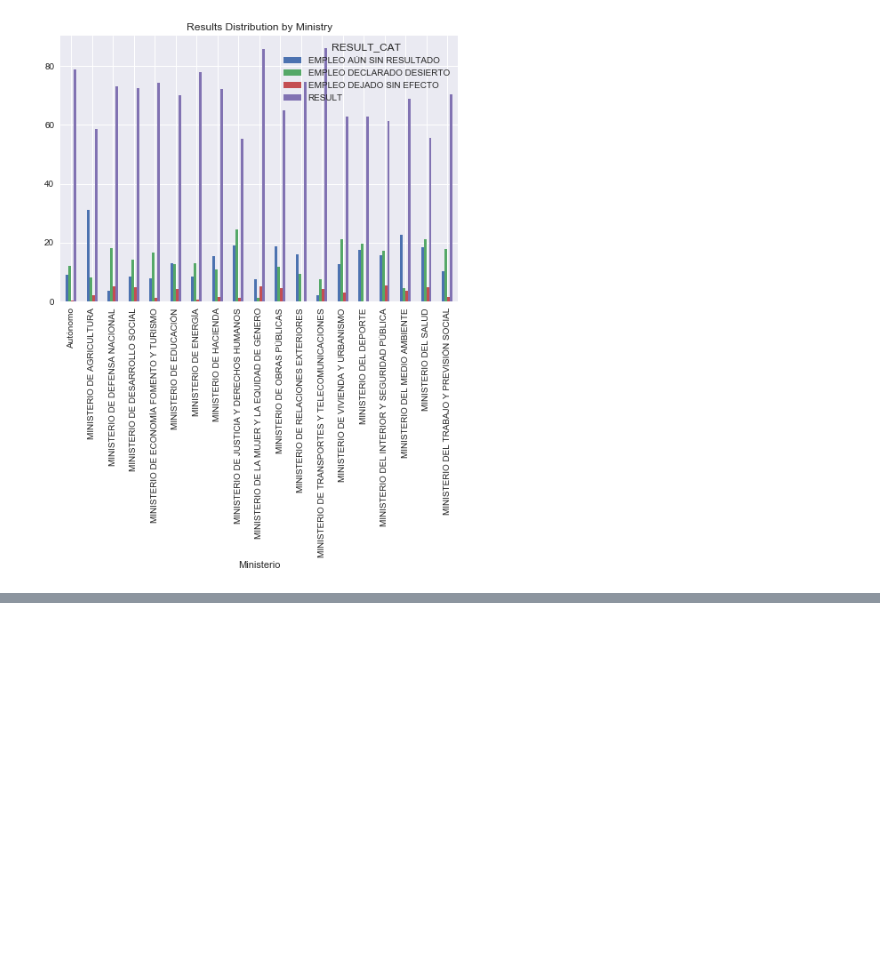
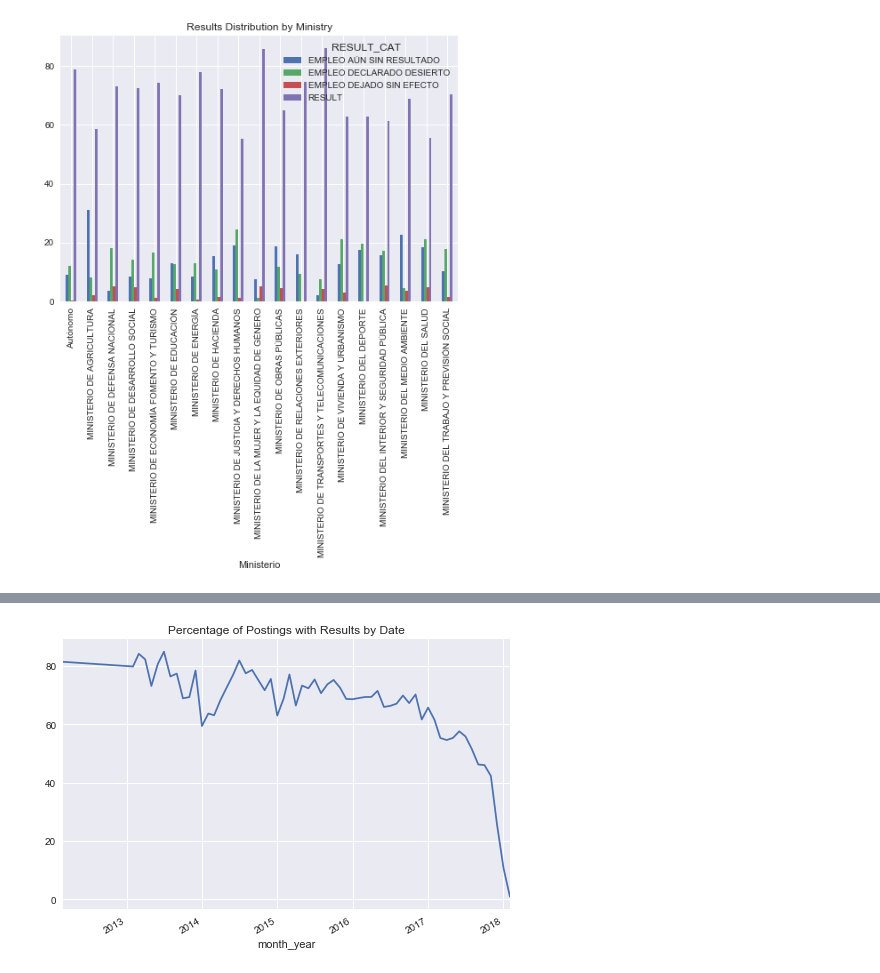
Before and after one commit to Dominiquo/public_employment, a Jupyter notebook: view_graphs.ipynb, the cells around one changed output, grey strips where cells are left out. Cells and saved outputs as stored; diff of their text form; code cells hidden in the pictures; blank space fills up the shorter version.

```diff
--- a/view_graphs.ipynb
+++ b/view_graphs.ipynb
@@ -89,0 +94,4 @@ removing nan ministerio values...
+# %%
+produce_results.results_by_date_plot(df)
+# %% [output]
+[figure, added]
```
Also changed, not shown: parts of 1 cell of this notebook, 4 other files.
